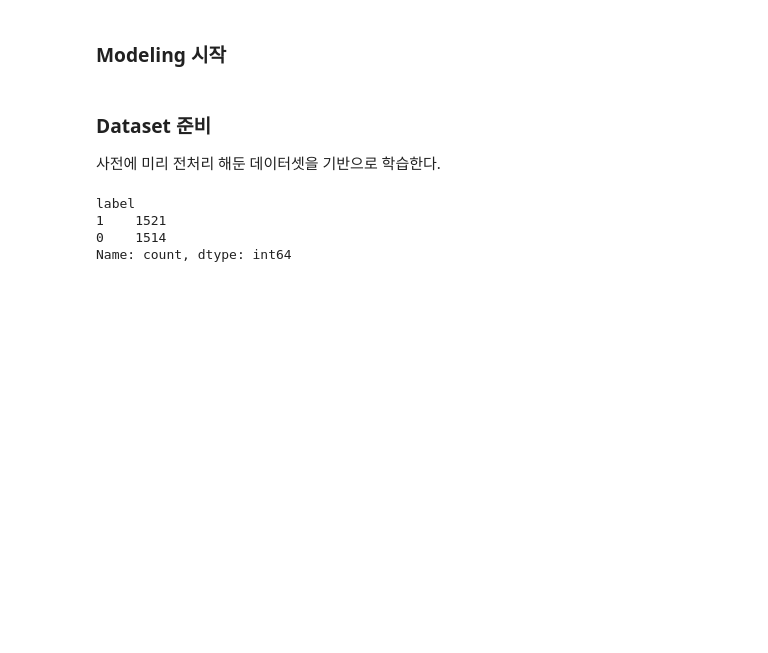
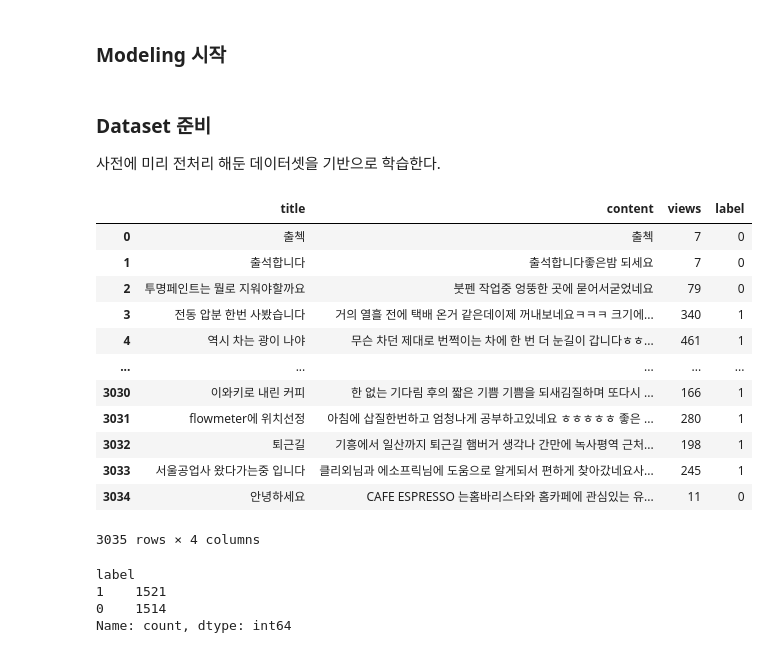
Before and after one commit to LeeHeonWoo1/Intel, a Jupyter notebook: NLP_Project/modeling/6_modeling_with_new_data.ipynb, the cells around one changed output. Cells and saved outputs as stored; diff of their text form; code cells hidden in the pictures; blank space fills up the shorter version.

```diff
--- a/NLP_Project/modeling/6_modeling_with_new_data.ipynb
+++ b/NLP_Project/modeling/6_modeling_with_new_data.ipynb
@@ -17,6 +17,21 @@ warnings.filterwarnings("ignore")
 사전에 미리 전처리 해둔 데이터셋을 기반으로 학습한다.
 # %%
 dataset = pd.read_csv(r"./test.csv")
+dataset
+# %% [output]
+|  | title | content | views | label |
+| 0 | 출첵 | 출첵 | 7 | 0 |
+| 1 | 출석합니다 | 출석합니다좋은밤 되세요 | 7 | 0 |
+| 2 | 투명페인트는 뭘로 지워야할까요 | 붓펜 작업중 엉뚱한 곳에 묻어서굳었네요 | 79 | 0 |
+| 3 | 전동 압분 한번 사봤습니다 | 거의 열흘 전에 택배 온거 같은데이제 꺼내보네요ㅋㅋㅋ 크기에... | 340 | 1 |
+| 4 | 역시 차는 광이 나야 | 무슨 차던 제대로 번쩍이는 차에 한 번 더 눈길이 갑니다ㅎㅎ... | 461 | 1 |
+| ... | ... | ... | ... | ... |
+| 3030 | 이와키로 내린 커피 | 한 없는 기다림 후의 짧은 기쁨 기쁨을 되새김질하며 또다시 ... | 166 | 1 |
+| 3031 | flowmeter에 위치선정 | 아침에 삽질한번하고 엄청나게 공부하고있네요 ㅎㅎㅎㅎㅎ 좋은 ... | 280 | 1 |
+| 3032 | 퇴근길 | 기흥에서 일산까지 퇴근길 햄버거 생각나 간만에 녹사평역 근처... | 198 | 1 |
+| 3033 | 서울공업사 왔다가는중 입니다 | 클리외님과 에소프릭님에 도움으로 알게되서 편하게 찾아갔네요사... | 245 | 1 |
+| 3034 | 안녕하세요 | CAFE ESPRESSO 는홈바리스타와 홈카페에 관심있는 유... | 11 | 0 |
+3035 rows × 4 columns
 # %%
 dataset['label'].value_counts() # 라벨값이 어느정도 균등하게 분포되어 있는 모습
 # %% [output]
```
Also changed, not shown: parts of 10 cells of this notebook, 3 other files.
